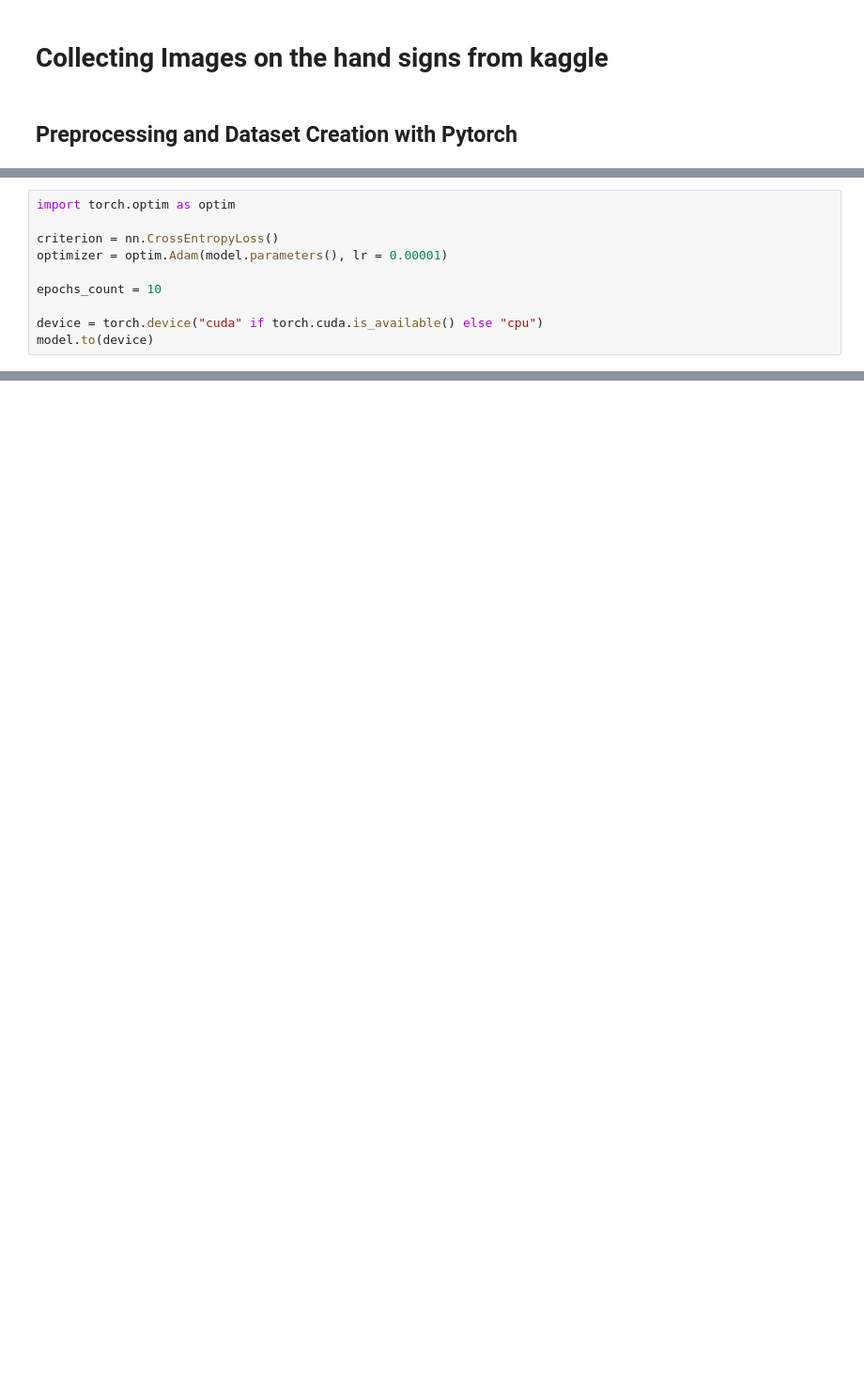
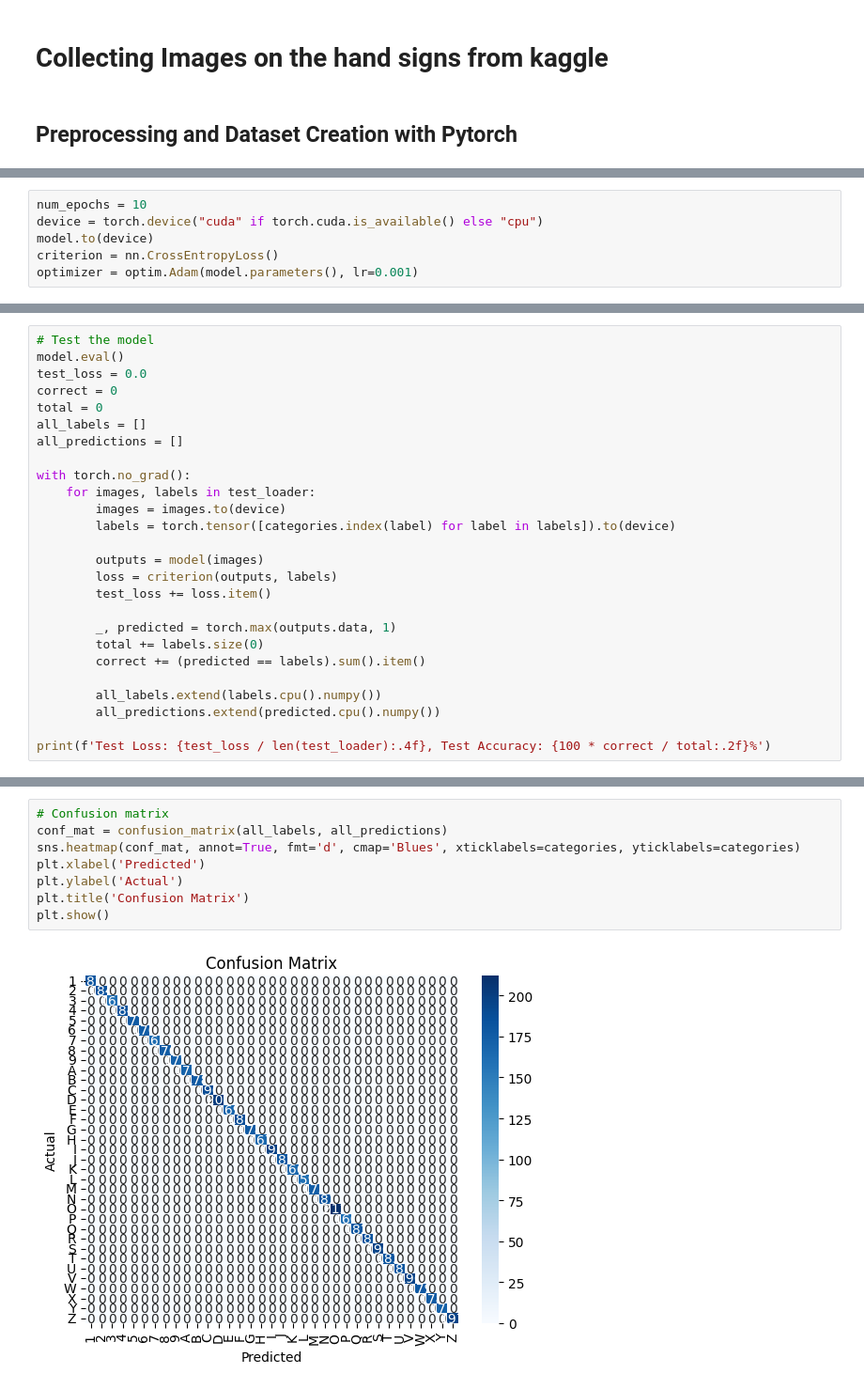
Before and after one commit to Suhas-S63/SPD, a Jupyter notebook: indian-sl-training (1).ipynb, the cells around one changed output, grey strips where cells are left out. Shown at 94% size. Cells and saved outputs as stored; diff of their text form; blank space fills up the shorter version.

```diff
--- a/indian-sl-training (1).ipynb
+++ b/indian-sl-training (1).ipynb
@@ -142,10 +108,6 @@ Downloading: "https://download.pytorch.org/models/resnet18-f37072fd.pth" to /roo
 # %%
-import torch.optim as optim
-
-criterion = nn.CrossEntropyLoss()
-optimizer = optim.Adam(model.parameters(), lr = 0.00001)
-
-epochs_count = 10
-
+num_epochs = 10
 device = torch.device("cuda" if torch.cuda.is_available() else "cpu")
 model.to(device)
+criterion = nn.CrossEntropyLoss()
+optimizer = optim.Adam(model.parameters(), lr=0.001)
@@ -260,0 +174,26 @@ print(class_names)
+# %%
+# Test the model
+model.eval()
+test_loss = 0.0
+correct = 0
+total = 0
+all_labels = []
+all_predictions = []
+
+with torch.no_grad():
+    for images, labels in test_loader:
+        images = images.to(device)
+        labels = torch.tensor([categories.index(label) for label in labels]).to(device)
+
+        outputs = model(images)
+        loss = criterion(outputs, labels)
+        test_loss += loss.item()
+
+        _, predicted = torch.max(outputs.data, 1)
+        total += labels.size(0)
+        correct += (predicted == labels).sum().item()
+
+        all_labels.extend(labels.cpu().numpy())
+        all_predictions.extend(predicted.cpu().numpy())
+
+print(f'Test Loss: {test_loss / len(test_loader):.4f}, Test Accuracy: {100 * correct / total:.2f}%')
@@ -260,0 +225,10 @@ print(class_names)
+# %%
+# Confusion matrix
+conf_mat = confusion_matrix(all_labels, all_predictions)
+sns.heatmap(conf_mat, annot=True, fmt='d', cmap='Blues', xticklabels=categories, yticklabels=categories)
+plt.xlabel('Predicted')
+plt.ylabel('Actual')
+plt.title('Confusion Matrix')
+plt.show()
+# %% [output]
+[figure, added]
```
Also changed, not shown: parts of 29 cells of this notebook.
